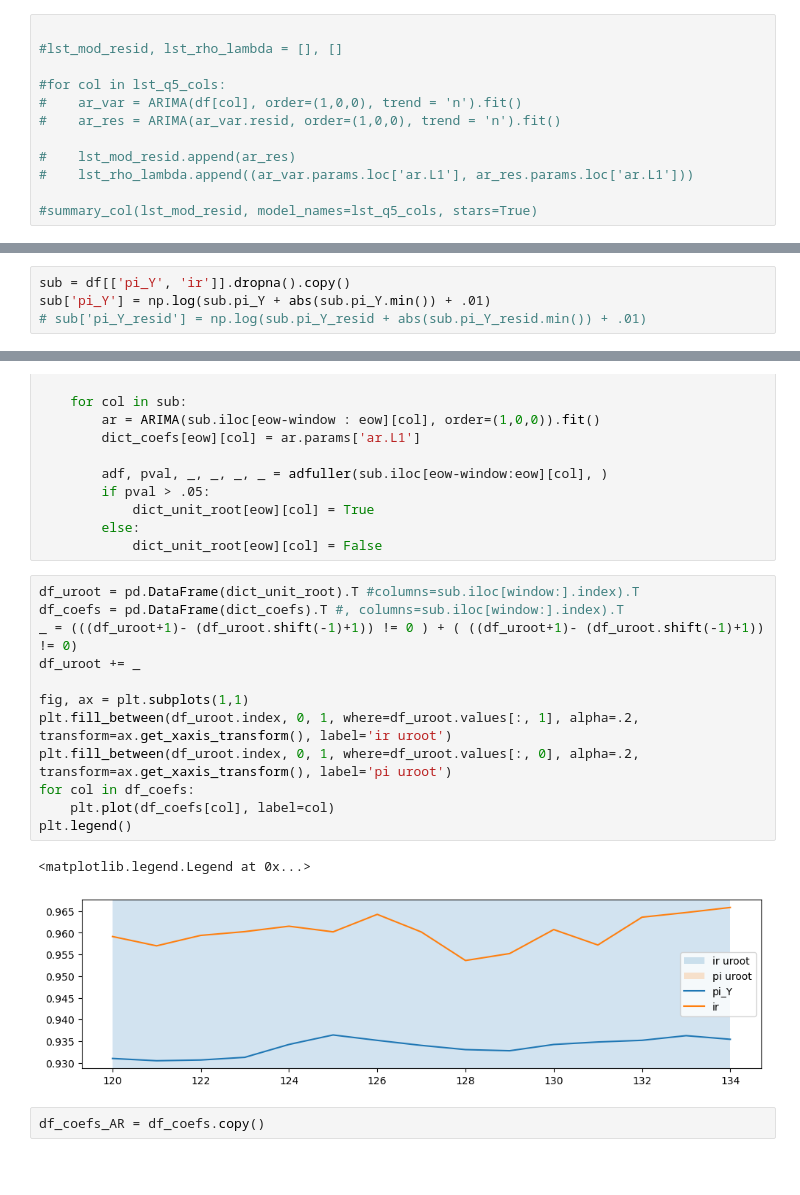
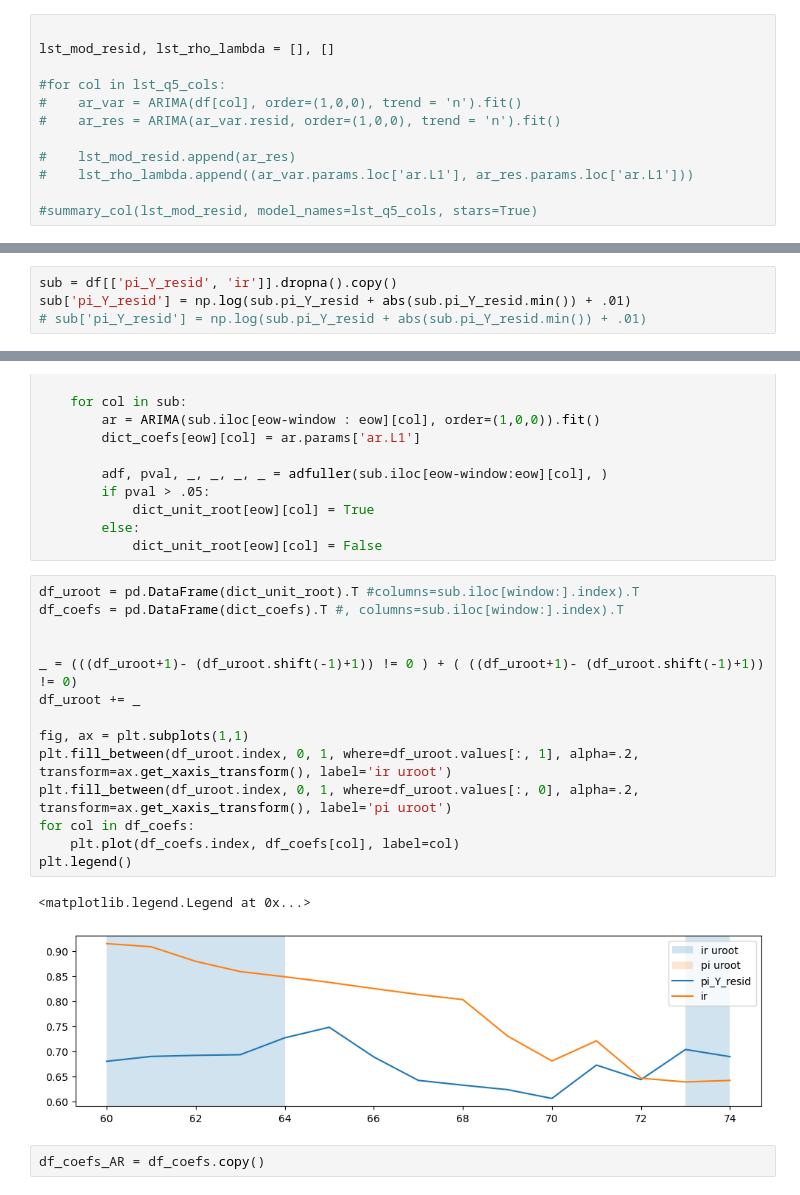
Before and after one commit to joelt101/Taylor-Rule-Project-Macro, a Jupyter notebook: macro2.ipynb, the cells around one changed output, grey strips where cells are left out. Drawn from its saved outputs; the diff is of its cells as text; blank space fills up the shorter version.

```diff
--- a/macro2.ipynb
+++ b/macro2.ipynb
@@ -688,7 +688,7 @@ $$
 i_{t+1} = \lambda_{i}i_{t}+u_{t+1}  \ \ \ with \ \ \ u_{t+1} = \rho_{i}u_t +\epsilon_{t+1} $$
 # %%
 
-#lst_mod_resid, lst_rho_lambda = [], []
+lst_mod_resid, lst_rho_lambda = [], []
 
 #for col in lst_q5_cols:
 #    ar_var = ARIMA(df[col], order=(1,0,0), trend = 'n').fit()
@@ -963,6 +1040,6 @@ Which are the null hypothesis and the statistics of the Ljung-Box or portmanteau
 # %%
-sub = df[['pi_Y', 'ir']].dropna().copy()
-sub['pi_Y'] = np.log(sub.pi_Y + abs(sub.pi_Y.min()) + .01)
+sub = df[['pi_Y_resid', 'ir']].dropna().copy()
+sub['pi_Y_resid'] = np.log(sub.pi_Y_resid + abs(sub.pi_Y_resid.min()) + .01)
 # sub['pi_Y_resid'] = np.log(sub.pi_Y_resid + abs(sub.pi_Y_resid.min()) + .01)
 # %%
 window = 12*5
@@ -984,18 +1061,20 @@ for eow in [*range(window, len(sub),1)][:15]:
 # %%
 df_uroot = pd.DataFrame(dict_unit_root).T #columns=sub.iloc[window:].index).T
 df_coefs = pd.DataFrame(dict_coefs).T #, columns=sub.iloc[window:].index).T
+
+
 _ = (((df_uroot+1)- (df_uroot.shift(-1)+1)) != 0 ) + ( ((df_uroot+1)- (df_uroot.shift(-1)+1)) != 0)
 df_uroot += _
 
 fig, ax = plt.subplots(1,1)
 plt.fill_between(df_uroot.index, 0, 1, where=df_uroot.values[:, 1], alpha=.2, transform=ax.get_xaxis_transform(), label='ir uroot')
 plt.fill_between(df_uroot.index, 0, 1, where=df_uroot.values[:, 0], alpha=.2, transform=ax.get_xaxis_transform(), label='pi uroot')
 for col in df_coefs:
-    plt.plot(df_coefs[col], label=col)
+    plt.plot(df_coefs.index, df_coefs[col], label=col)
 plt.legend()
 # %% [output]
 <matplotlib.legend.Legend at 0x...>
-[figure, old version]
+[figure, new version]
 # %%
 df_coefs_AR = df_coefs.copy()
 # %% [markdown]
```
Also changed, not shown: parts of 26 cells of this notebook.
